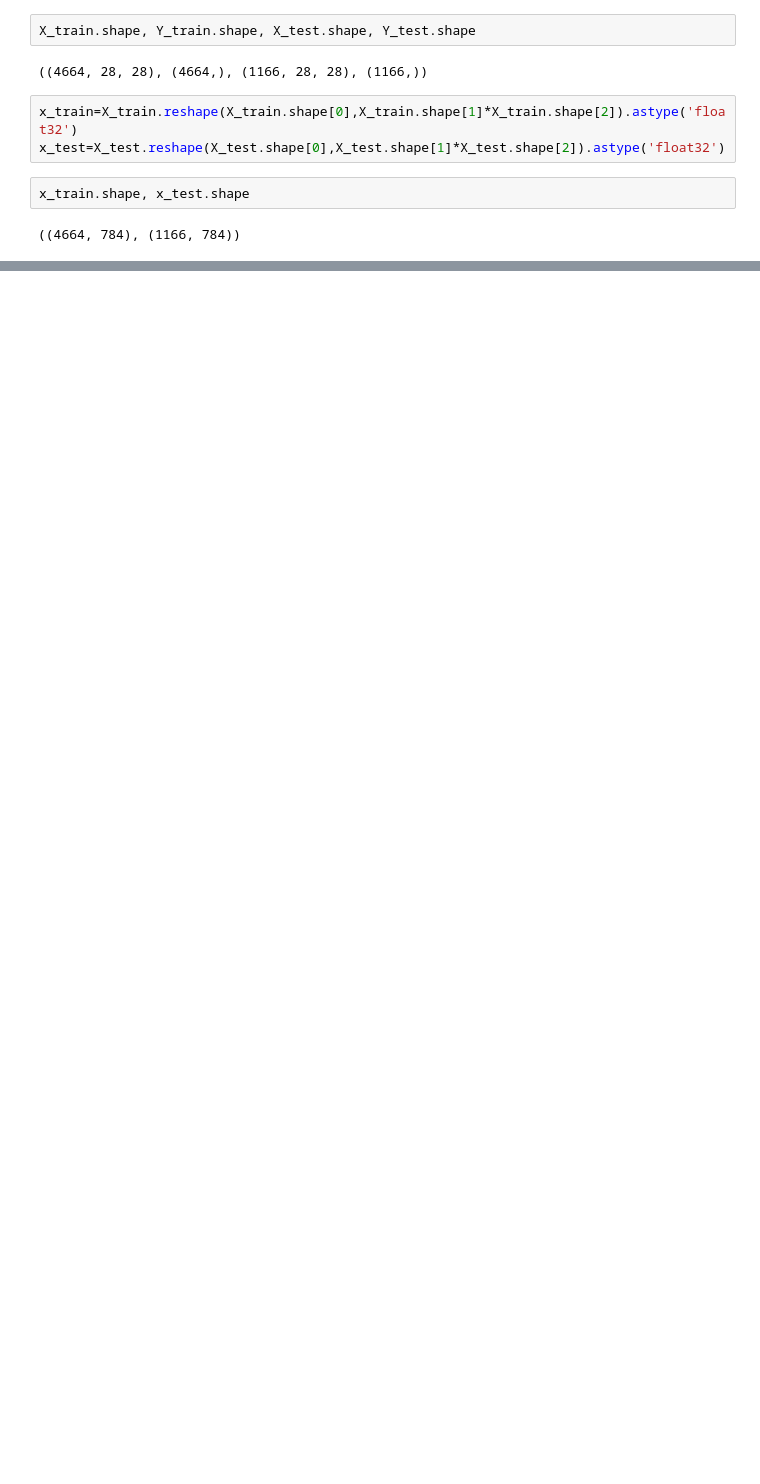
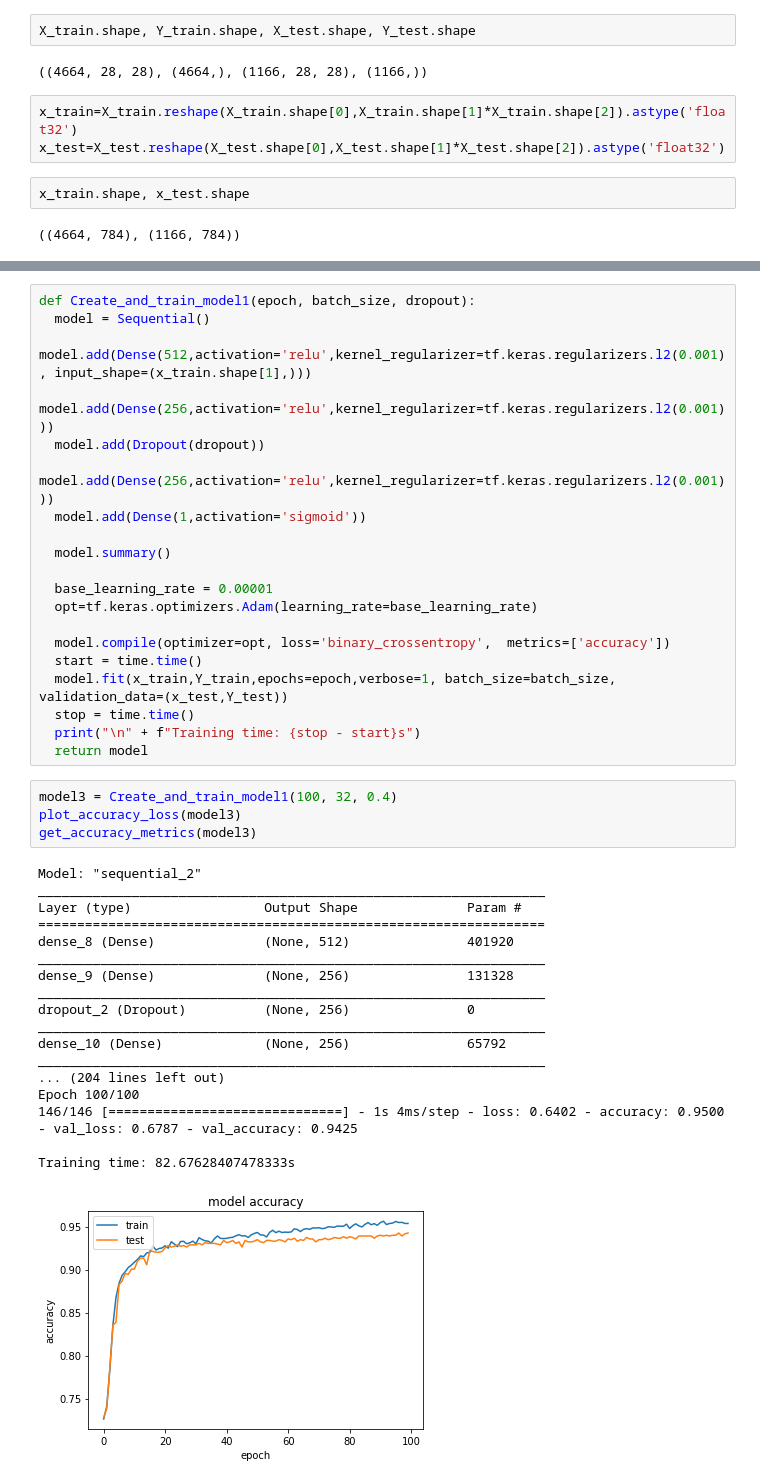
Before and after one commit to amrendra1002/DS-ML, a Jupyter notebook: DL_Assignment1.ipynb, the cells around one changed output, grey strips where cells are left out. Drawn from its saved outputs; the diff is of its cells as text; blank space fills up the shorter version.

```diff
--- a/DL_Assignment1.ipynb
+++ b/DL_Assignment1.ipynb
@@ -298,0 +402,43 @@ array([1., 0., 1., ..., 1., 1., 1.])
+# %%
+def Create_and_train_model1(epoch, batch_size, dropout):
+  model = Sequential()
+  model.add(Dense(512,activation='relu',kernel_regularizer=tf.keras.regularizers.l2(0.001), input_shape=(x_train.shape[1],)))
+  model.add(Dense(256,activation='relu',kernel_regularizer=tf.keras.regularizers.l2(0.001)))
+  model.add(Dropout(dropout))
+  model.add(Dense(256,activation='relu',kernel_regularizer=tf.keras.regularizers.l2(0.001)))
+  model.add(Dense(1,activation='sigmoid'))
+
+  model.summary()
+
+  base_learning_rate = 0.00001
+  opt=tf.keras.optimizers.Adam(learning_rate=base_learning_rate)
+
+  model.compile(optimizer=opt, loss='binary_crossentropy',  metrics=['accuracy'])
+  start = time.time()
+  model.fit(x_train,Y_train,epochs=epoch,verbose=1, batch_size=batch_size, validation_data=(x_test,Y_test))
+  stop = time.time()
+  print("\n" + f"Training time: {stop - start}s")
+  return model
+# %%
+model3 = Create_and_train_model1(100, 32, 0.4)
+plot_accuracy_loss(model3)
+get_accuracy_metrics(model3)
+# %% [output]
+Model: "sequential_2"
+_________________________________________________________________
+Layer (type)                 Output Shape              Param #
+=================================================================
+dense_8 (Dense)              (None, 512)               401920
+_________________________________________________________________
+dense_9 (Dense)              (None, 256)               131328
+_________________________________________________________________
+dropout_2 (Dropout)          (None, 256)               0
+_________________________________________________________________
+dense_10 (Dense)             (None, 256)               65792
+_________________________________________________________________
+... (204 lines left out)
+Epoch 100/100
+146/146 [==============================] - 1s 4ms/step - loss: 0.6402 - accuracy: 0.9500 - val_loss: 0.6787 - val_accuracy: 0.9425
+
+Training time: 82.67628407478333s
+[figure, added]
```
Also changed, not shown: parts of 47 cells of this notebook.
